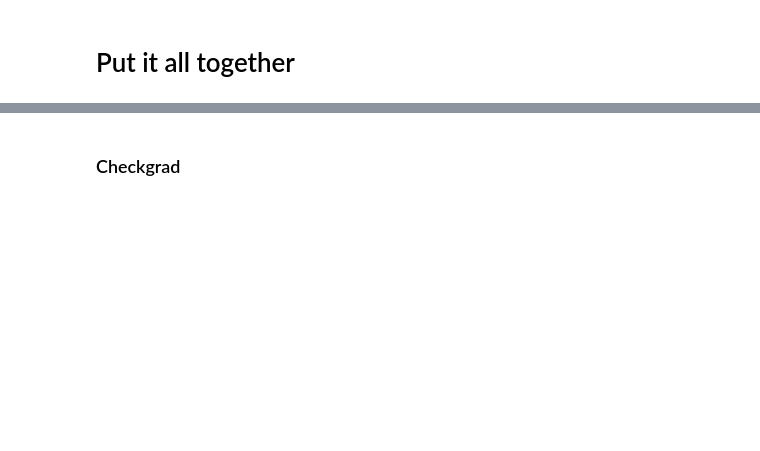
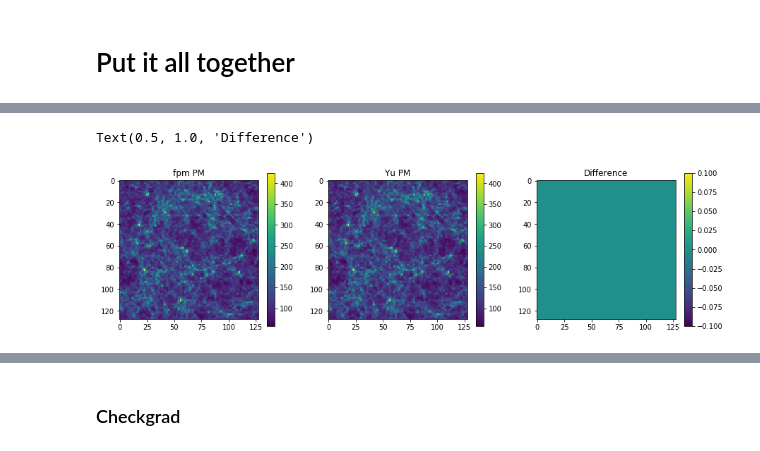
Before and after one commit to modichirag/galmodel, a Jupyter notebook: notebooks/TfFPM-Copy1.ipynb, the cells around one changed output, grey strips where cells are left out. Cells and saved outputs as stored; diff of their text form; code cells hidden in the pictures; blank space fills up the shorter version.

```diff
--- a/notebooks/TfFPM-Copy1.ipynb
+++ b/notebooks/TfFPM-Copy1.ipynb
@@ -471,0 +472,14 @@ Text(0.5,1,'Difference')
+# %%
+fig, ax = plt.subplots(1, 3, figsize = (15, 4))
+im = ax[0].imshow(truefinfpm[...].sum(axis=0))
+plt.colorbar(im, ax=ax[0])
+ax[0].set_title('fpm PM')
+im = ax[1].imshow(meshpm[...].sum(axis=0))
+plt.colorbar(im, ax=ax[1])
+ax[1].set_title('Yu PM')
+im = ax[2].imshow((truefinfpm-meshpm)[...].sum(axis=0))
+plt.colorbar(im, ax=ax[2])
+ax[2].set_title('Difference')
+# %% [output]
+Text(0.5, 1.0, 'Difference')
+[figure, added]
```
Also changed, not shown: parts of 34 cells of this notebook, 3 other files.
